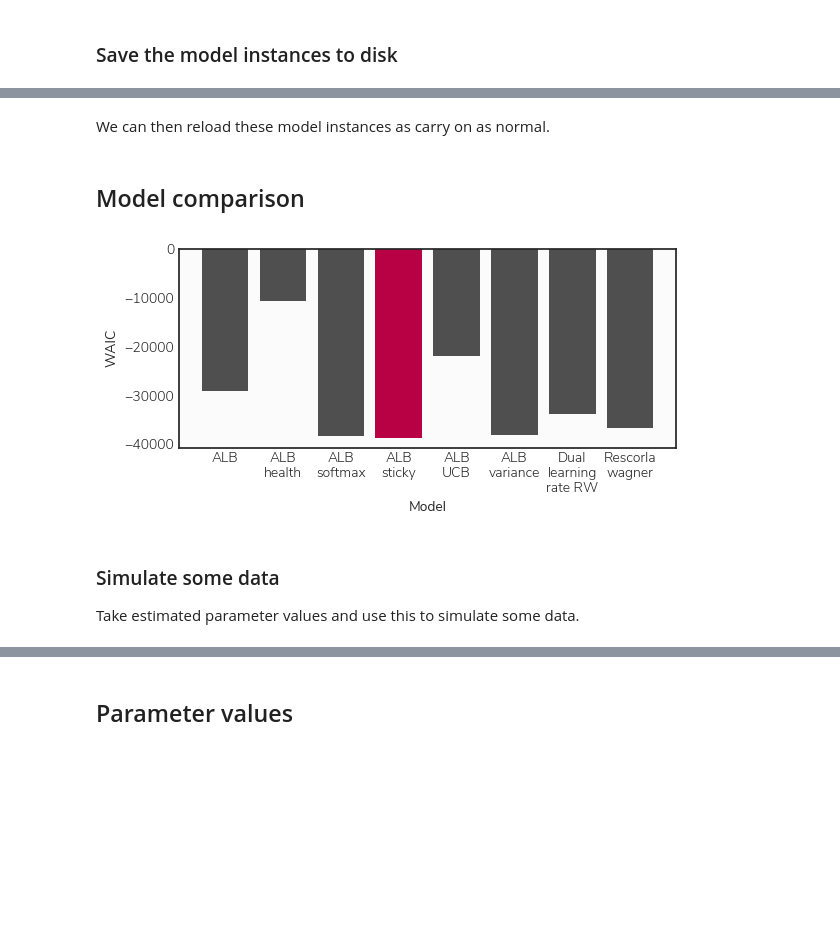
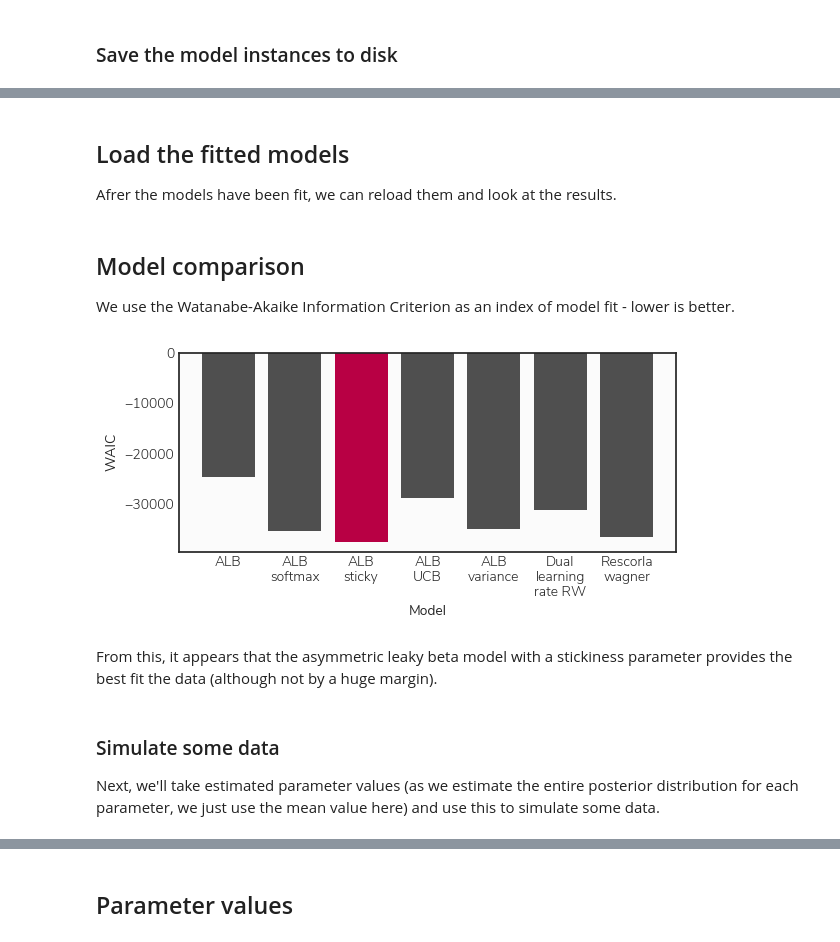
Before and after one commit to tobywise/online-aversive-learning, a Jupyter notebook: notebooks/model_fitting.ipynb, the cells around one changed output, grey strips where cells are left out. Cells and saved outputs as stored; diff of their text form; code cells hidden in the pictures; blank space fills up the shorter version.

```diff
--- a/notebooks/model_fitting.ipynb
+++ b/notebooks/model_fitting.ipynb
@@ -214,0 +325,12 @@ dual_lr_model = DMModel(dual_lr, [value, value_0, value_1, alpha_n, alpha_p, unc
+# %%
+# Position and safety probability parameters, assuming no bias to begin with (i.e. a value of 0.5)
+pos = Parameter('pos', 'fixed', mean=0.5, dynamic=True)
+prob_0 = Parameter('prob_0', 'fixed', lower_bound=0, upper_bound=1, mean=0.5, variance=5, dynamic=True)
+prob_1 = Parameter('prob_1', 'fixed', lower_bound=0, upper_bound=1, mean=0.5, variance=5, dynamic=True)
+
+# Learning rate
+alpha = Parameter(r'alpha', 'normal', lower_bound=0, upper_bound=1, mean=0.5, variance=5)
+
+# Initialise model
+rescorla_wagner_model = DMModel(rescorla_wagner, [pos, prob_0, prob_1, alpha, omega, temperature], None, None,
+                               name='Rescorla wagner', logp_function='beta')
@@ -215,7 +347,15 @@ dual_lr_model = DMModel(dual_lr, [value, value_0, value_1, alpha_n, alpha_p, unc
+# %%
+# Learning rates for dual learning rate model
+alpha_n = Parameter(r'alpha_n', 'normal', lower_bound=0, upper_bound=1, mean=0.5, variance=5)
+alpha_p = Parameter(r'alpha_p', 'normal', lower_bound=0, upper_bound=1, mean=0.5, variance=5)
+
+# Initialise dual learning rate model
+dual_lr_model = DMModel(dual_lr, [pos, prob_0, prob_1, alpha_n, alpha_p, omega, temperature], None, None,
+                               name='Dynamic learning rate', logp_function='beta')
 # %% [markdown]
 ### Save the model instances to disk
 # %%
-models = [ALB_model, ALB_softmax_model, ALB_var_model, ALB_sticky_model, rescorla_wagner_model, dual_lr_model, ALB_health_model, ALB_UCB_model]
+models = [ALB_model, ALB_softmax_model, ALB_var_model, ALB_sticky_model, rescorla_wagner_model, dual_lr_model, ALB_UCB_model]
 
 for m in tqdm(models):
     with open('../Data/models/{0}.pkl'.format(m.name.replace(' ', '_')), 'wb') as file:
@@ -229,50 +371,47 @@ Instead, the saved model instances are run in parallel (i.e. on a cluster) using
 # %%
-for m in models[4:5]:
-    print "Fitting {0}".format(m.name)
+# for m in models[3:]:
+#     print "Fitting {0}".format(m.name)
 
-    # Variational
-    m.fit(os.path.join(model_data_path, 'combined_modelling_data.csv'), model_inputs=['Outcome_2'], response_transform=beta_response_transform,
-          fit_method='variational', fit_kwargs={'n': 25000}, hierarchical=True, plot=False, suppress_table=True, fit_stats=True)
-
+#     # Variational
 #     m.fit(os.path.join(model_data_path, 'combined_modelling_data.csv'), model_inputs=['Outcome_2'], response_transform=beta_response_transform,
-#           fit_method='variational', fit_kwargs=dict(n=300, method='svgd', inf_kwargs=dict(n_particles=500), obj_optimizer=pm.sgd(learning_rate=0.01)),
-#           hierarchical=True, plot=False, suppress_table=True, fit_stats=True, minibatch=True, minibatch_size=40)
-
-    # MCMC
-#     m.fit(os.path.join(model_data_path, 'combined_modelling_data.csv'), model_inputs=['Outcome_2'], response_transform=beta_response_transform,
-#           fit_method='mcmc', sample_kwargs=dict(njobs=1, draws=3000, tune=500), hierarchical=True, plot=False)
+#           fit_method='variational', fit_kwargs={'n': 25000}, hierarchical=True, plot=False, suppress_table=True, fit_stats=True)
-# %% [markdown]
-We can then reload these model instances as carry on as normal.
+# %% [markdown]
+## Load the fitted models
+
+Afrer the models have been fit, we can reload them and look at the results.
 # %%
 models = []
 
 for m in tqdm([i for i in os.listdir('../Data/models') if '_fit' in i]):
     with open(os.path.join('../Data/models', m), 'rb') as f:
         models.append(dill.load(f))
-# %% [markdown]
-## Model comparison
+# %% [markdown]
+## Model comparison
+
+We use the Watanabe-Akaike Information Criterion as an index of model fit - lower is better.
 # %%
 # Plot the WAIC scores for each model
 plt.figure(figsize=(6, 3), dpi=100, facecolor='white')
 waic_pal = [pal[0]] * len(models)
 waics = np.array([m.WAIC for m in models])
 winning_idx = np.where(waics == waics.min())[0][0]
-waics[waics > 20000] = np.nan
 waic_pal[winning_idx] = pal[1]
 plt.bar([m.name.replace(' ', '\n').replace('Dynamic', 'Dual').replace('rate', 'rate RW') for m in models], waics, color=waic_pal)
 plt.ylabel('WAIC')
 plt.xlabel("Model")
 plt.tight_layout()
 
 # Save the figure
 plt.savefig('../figures/model_comparison.svg', facecolor='#fbfbfb')
 plt.savefig('../figures/model_comparison.png', facecolor='#fbfbfb')
 # %% [output]
-[figure, old version]
+[figure, new version]
+# %% [markdown]
+From this, it appears that the asymmetric leaky beta model with a stickiness parameter provides the best fit the data (although not by a huge margin).
 # %% [markdown]
 ### Simulate some data
 
-Take estimated parameter values and use this to simulate some data.
+Next, we'll take estimated parameter values (as we estimate the entire posterior distribution for each parameter, we just use the mean value here) and use this to simulate some data.
 # %%
 sim, _ = models[winning_idx].simulate(response_variable='value', model_inputs=['Outcome_2'])
 # %% [output]
```
Also changed, not shown: parts of 76 cells of this notebook, 30 other files.
